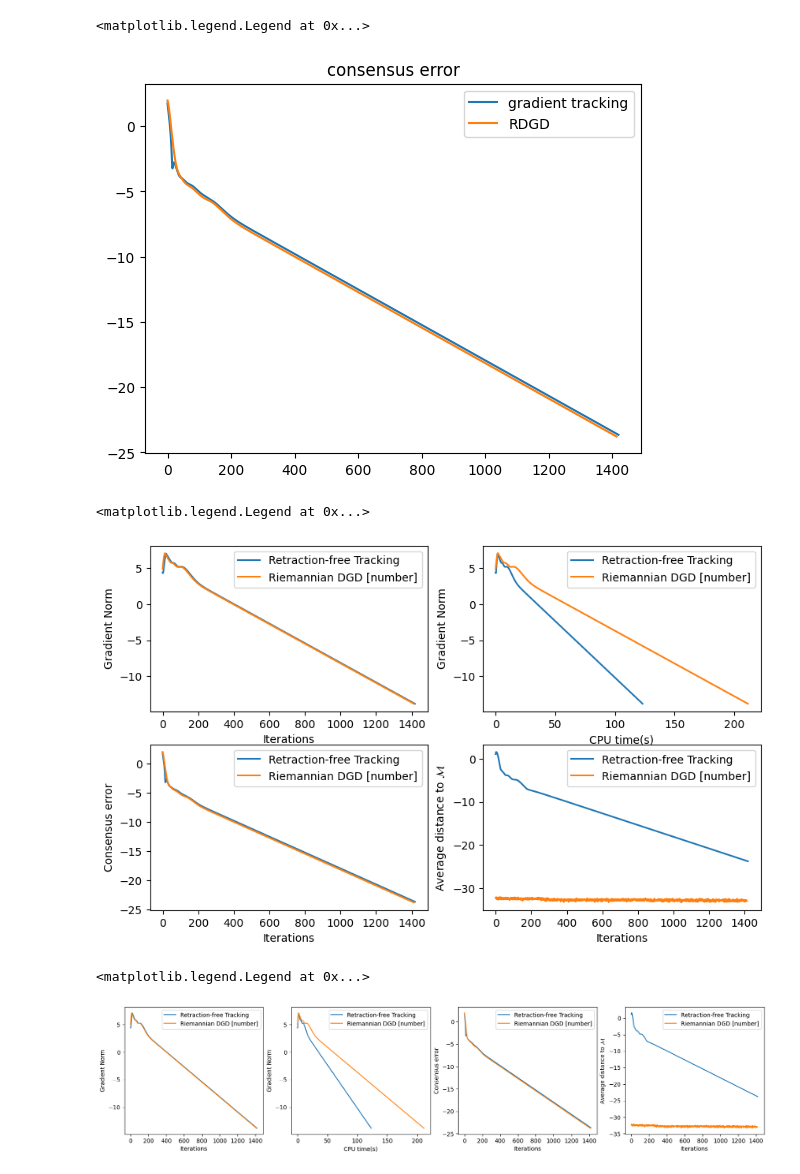
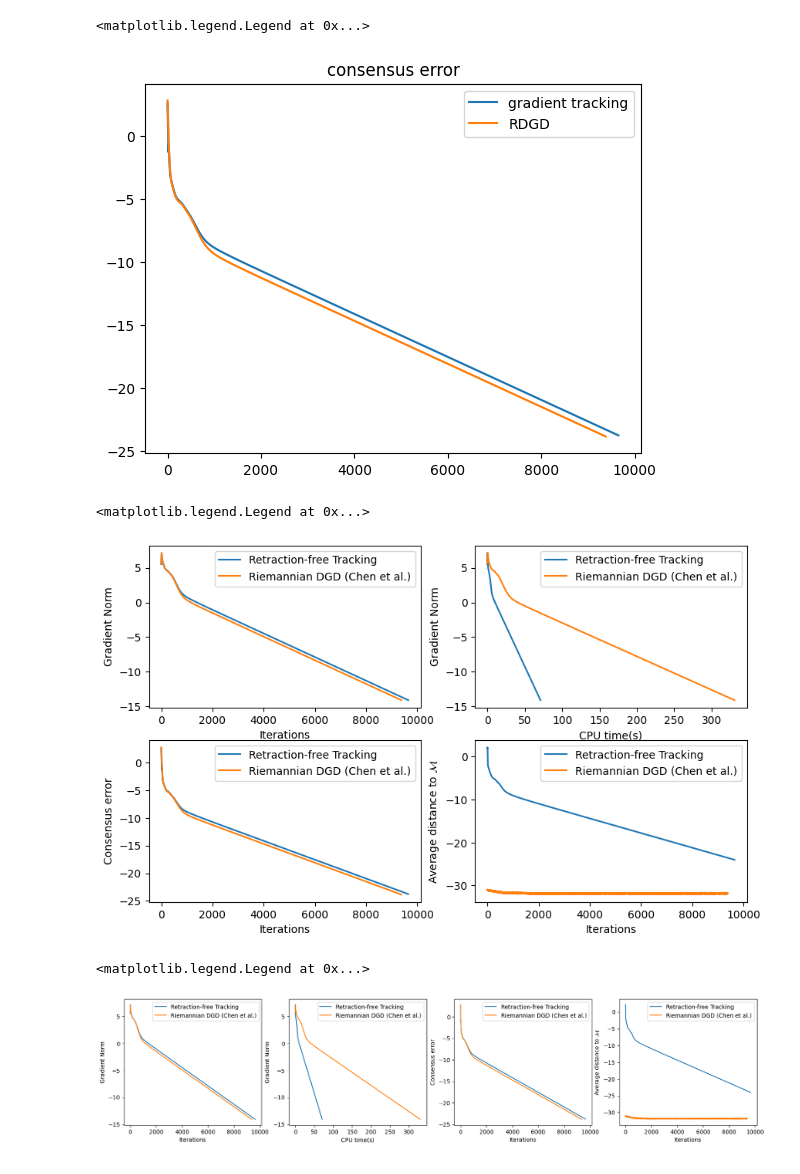
Before and after one commit to sundave1998/Ret_free_tracking1, a Jupyter notebook: ret_free_test.ipynb, the cells around one changed output. Saved outputs shown, nothing was run; the diff lists cells and outputs as text; code cells hidden in the pictures.

```diff
--- a/ret_free_test.ipynb
+++ b/ret_free_test.ipynb
@@ -6,13 +6,14 @@ from retraction_free import *
 from RDGD_tracking import *
 import time
 # %%
-N = 4
+N = 5
 m = 1000
 # number of samples ?
-n = 1000
+n = 500
 # problem dim
-r = 5
-
+# n_r_ratio = 100
+# r = int(n/n_r_ratio)
+r = 15
 eig_rank = n
 # rank
 # max_iter = 10000
@@ -127,7 +128,7 @@ print(U.shape, S.shape, V.shape)
 for i in range(n):
     if eig_rank >= i:
     # if True:
-        S[i] = S[0] * 0.8**(i)
+        S[i] = S[0] * 0.9**(i)
     else:
         S[i] = 0
 B = U@np.diag(S)@V
@@ -216,7 +205,7 @@ step_size = 0.1/m
 # %%
 # plt
     # return np.array(distance), np.array(con_errors), np.array(grad_norms), x_bar
-max_iter=10000
+max_iter=100000
 start = time.time()
 distance1, con_error1, grad_norm1, x_bar1 = ret_free_tracking(A, W, step_size, X_0, x_opt, max_iter=max_iter, lin_term=lin_term)
 mid = time.time()
@@ -287,10 +266,10 @@ plt.title("consensus error")
 plt.legend()
 # %% [output]
 <matplotlib.legend.Legend at 0x...>
-[figure, old version]
+[figure, new version]
 # %%
 label1 = "Retraction-free Tracking"
-label2 = "Riemannian DGD [number]"
+label2 = "Riemannian DGD (Chen et al.)"
 
 f, ((ax1, ax2), (ax3, ax4)) = plt.subplots(2,2, figsize=(10,6))
 
@@ -306,37 +285,37 @@ ax2.plot(np.linspace(0, time1, grad_norm1.shape[0]), np.log(grad_norm1), label=l
 ax2.plot(np.linspace(0, time2, grad_norm2.shape[0]), np.log(grad_norm2), label=label2)
 # ax2.set_ylabel("$\sum_{i\in [n]}\\text{grad} f_i(x_i)$")
 ax2.set_ylabel("Gradient Norm")
 ax2.set_xlabel("CPU time(s)")
 
 # ax2.set_title("Elapsed Time")
 ax2.legend()
 
 
 ax3.plot(np.log(con_error1), label=label1)
 ax3.plot(np.log(con_error2), label=label2)
 ax3.set_ylabel("Consensus error")
 ax3.set_xlabel("Iterations")
 ax3.legend()
 
 
 
 ax4.plot(np.log(distance1), label=label1)
 ax4.plot(np.log(distance2), label=label2)
 ax4.set_ylabel("Average distance to $\\mathcal{M}$")
 ax4.set_xlabel("Iterations")
 # ax4.set_title("distance")
 ax4.legend()
 
 
 # ax1.set_title('Sharing Y axis')
 # ax2.scatter(x, y)
 # plt.savefig("quad_compare.pdf")
 # %% [output]
 <matplotlib.legend.Legend at 0x...>
-[figure, old version]
+[figure, new version]
 # %%
 label1 = "Retraction-free Tracking"
-label2 = "Riemannian DGD [number]"
+label2 = "Riemannian DGD (Chen et al.)"
 
 f, ((ax1, ax2, ax3, ax4)) = plt.subplots(1,4, figsize=(20,4))
 
@@ -376,10 +355,10 @@ ax4.legend()
 
 # ax1.set_title('Sharing Y axis')
 # ax2.scatter(x, y)
-# plt.savefig("line_compare.pdf")
+# plt.savefig("line_compare_d500r20.pdf")
 # %% [output]
 <matplotlib.legend.Legend at 0x...>
-[figure, old version]
+[figure, new version]
 # %%
 f, (ax1, ax2, ax3) = plt.subplots(1,3, figsize=(12,4))
 ax1.plot(np.log(con_error1), label='gradient tracking')
```
Also changed, not shown: parts of 11 cells of this notebook, 10 other files.
